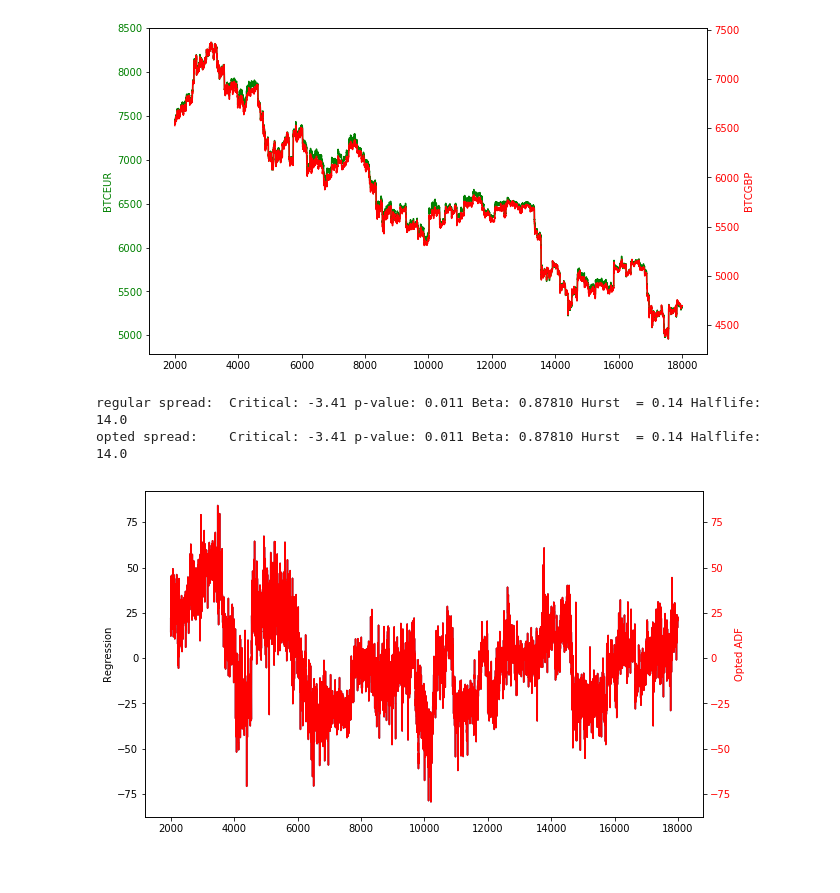
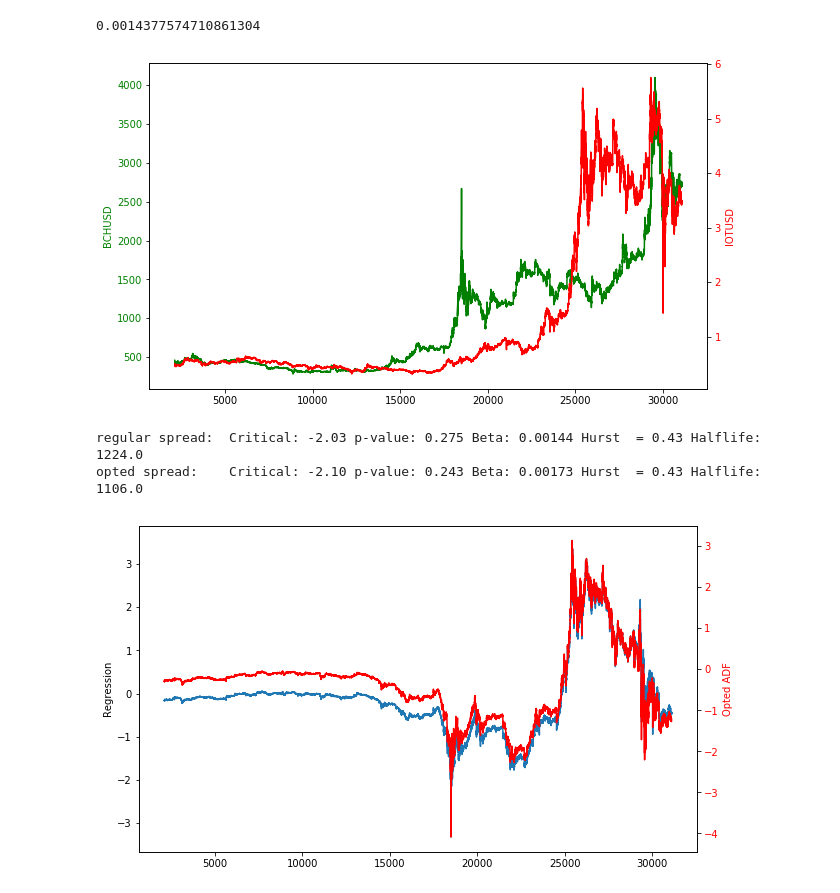
Before and after one commit to lakiwan/siama, a Jupyter notebook: CLEAR.ipynb, the cells around one changed output. Drawn from its saved outputs; the diff is of its cells as text; code cells hidden in the pictures.

```diff
--- a/CLEAR.ipynb
+++ b/CLEAR.ipynb
@@ -10,6 +10,6 @@ import matplotlib.pyplot as plt
 import seaborn as sns
 import pprint
 
-data = pd.read_csv("D:\AlgoTradeSoft\candles_EUR_5.csv")
-data.head()
+data = pd.read_csv("D:\Phyton\candles_AllUsd_5.csv")
+data.tail()
 # %% [output]
@@ -22,37 +22,40 @@ data.head()
 # %%
 #set symbols and range
 
-symbols = ['BTCEUR', 'BTCGBP']
-start = 2000
-end = 18000
+symbols = ['BCHUSD', 'IOTUSD']
+start = 2118
+end = 31118
 
 y = data.loc[start:end, symbols[1]]
 x = data.loc[start:end, symbols[0]]
 
 # plot timeseries
 
 fig = plt.figure(figsize=(10,6))
 ax1 = fig.add_subplot(111)
 ax1.plot(x, color = 'g')
 ax1.set_ylabel(symbols[0], color = 'g')
 for tl in ax1.get_yticklabels():
     tl.set_color('g')
 
 ax2 = ax1.twinx()
 ax2.plot(y, 'r-')
 ax2.set_ylabel(symbols[1], color = 'r')
 for tl in ax2.get_yticklabels():
     tl.set_color('r')
 
 # calculate beta from regression
 
 df1 = pd.DataFrame({'y': y, 'x': x})
 est = sm.OLS(df1.y, df1.x).fit()
 df1['hr'] = est.params[0]
 df1['spread'] = df1.y - (df1.x * df1.hr)
 beta = est.params[0]
+
+print(beta)
 # %% [output]
+0.0014377574710861304
-[figure, old version]
+[figure, new version]
 # %%
 # optimise beta w ADF
 
@@ -131,9 +134,9 @@ halflife2 = round(-np.log(2) / res.params[1], 0)
 print('regular spread: ','Critical: ''%.2f' % result1[0],'p-value: ''%.3f' % result1[1], 'Beta: ''%.5f' % beta, 'Hurst  =', round(hurst(df1.spread),2), 'Halflife: ', halflife)
 print('opted spread:   ','Critical: ''%.2f' % result2[0],'p-value: ''%.3f' % result2[1], 'Beta: ''%.5f' % obeta, 'Hurst  =', round(hurst(df1.ospread),2), 'Halflife: ', halflife2)
 # %% [output]
-regular spread:  Critical: -3.41 p-value: 0.011 Beta: 0.87810 Hurst  = 0.14 Halflife:  14.0
-opted spread:    Critical: -3.41 p-value: 0.011 Beta: 0.87810 Hurst  = 0.14 Halflife:  14.0
+regular spread:  Critical: -2.03 p-value: 0.275 Beta: 0.00144 Hurst  = 0.43 Halflife:  1224.0
+opted spread:    Critical: -2.10 p-value: 0.243 Beta: 0.00173 Hurst  = 0.43 Halflife:  1106.0
-[figure, old version]
+[figure, new version]
 # %%
 meanSpread = df1.spread.rolling(int(halflife)).mean()
 stdSpread = df1.spread.rolling(int(halflife)).std()
```
Also changed, not shown: parts of 5 cells of this notebook, 5 other files.
